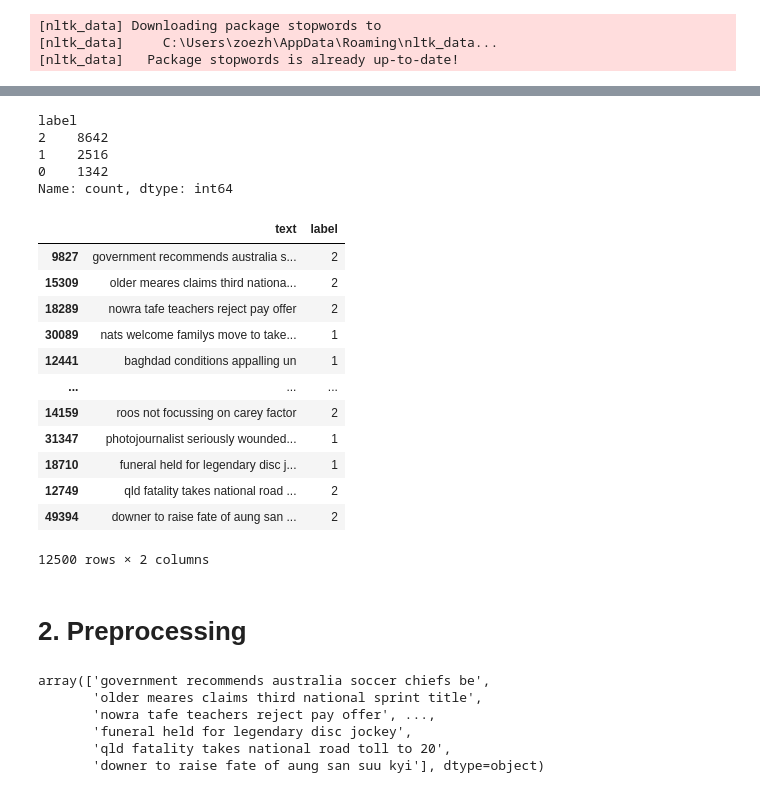
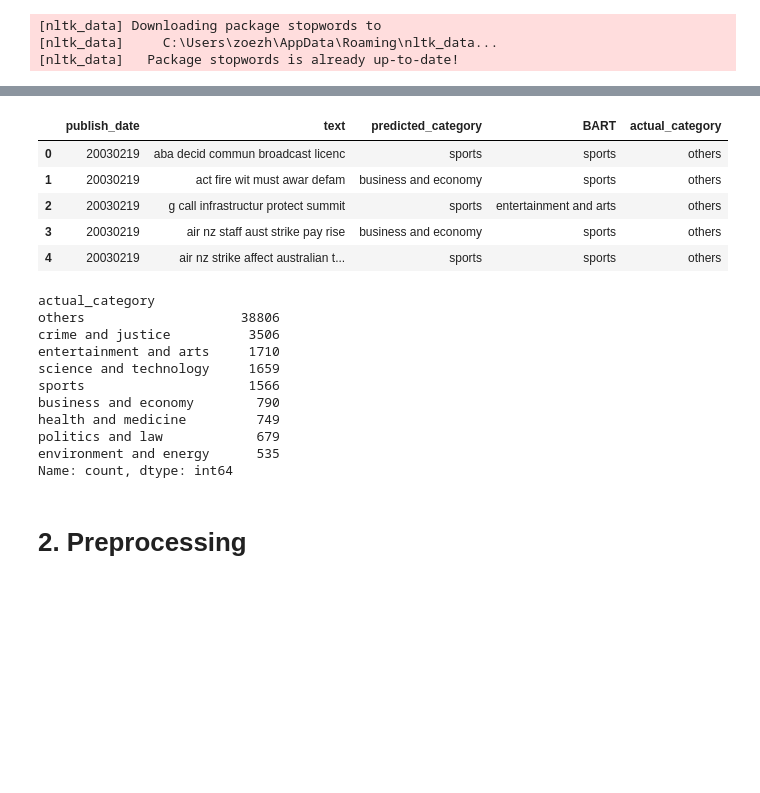
Before and after one commit to zoezhousy/Kaggle_A_Million_News_Headlines, a Jupyter notebook: Classification 1.ipynb, the cells around one changed output, grey strips where cells are left out. Saved outputs shown, nothing was run; the diff lists cells and outputs as text; code cells hidden in the pictures; blank space fills up the shorter version.

```diff
--- a/Classification 1.ipynb
+++ b/Classification 1.ipynb
@@ -139,6 +146,3 @@ stop_words = set(stopwords.words('english'))
 [nltk_data] Downloading package stopwords to
 [nltk_data]     C:\Users\zoezh\AppData\Roaming\nltk_data...
 [nltk_data]   Package stopwords is already up-to-date!
-# %%
-df = shuffle(data)
-data = df.sample(frac=0.25, replace=False, random_state=1)
@@ -213,5 +148,0 @@ INFO:root:Finished Training
-# %%
-data["label"] = label_model.predict(L=L_snorkel)
-# %%
-data = data.drop(columns=['publish_date'])
-data
@@ -232,25 +148,0 @@ data
-# %%
-data['label']=data['label'].mask(data['label']==-1,2)
-data['label'].value_counts()
-# %% [output]
-label
-2    8642
-1    2516
-0    1342
-Name: count, dtype: int64
-# %%
-data
-# %% [output]
-|  | text | label |
-| 9827 | government recommends australia s... | 2 |
-| 15309 | older meares claims third nationa... | 2 |
-| 18289 | nowra tafe teachers reject pay offer | 2 |
-| 30089 | nats welcome familys move to take... | 1 |
-| 12441 | baghdad conditions appalling un | 1 |
-| ... | ... | ... |
-| 14159 | roos not focussing on carey factor | 2 |
-| 31347 | photojournalist seriously wounded... | 1 |
-| 18710 | funeral held for legendary disc j... | 1 |
-| 12749 | qld fatality takes national road ... | 2 |
-| 49394 | downer to raise fate of aung san ... | 2 |
-12500 rows × 2 columns
@@ -259,2 +204,35 @@ df = data.copy()
+# %%
+# if contain above keywords, then return the category
+def get_category(text):
+    for i, keywords in enumerate(category_keywords):
+        if any(word in text for word in keywords.split()):
+            return category_names[i]
+    return "others"
+
+# get category for each text
+data['actual_category'] = data['text'].apply(get_category)
+data.head()
+# %% [output]
+|  | publish_date | text | predicted_category | BART | actual_category |
+| 0 | 20030219 | aba decid commun broadcast licenc | sports | sports | others |
+| 1 | 20030219 | act fire wit must awar defam | business and economy | sports | others |
+| 2 | 20030219 | g call infrastructur protect summit | sports | entertainment and arts | others |
+| 3 | 20030219 | air nz staff aust strike pay rise | business and economy | sports | others |
+| 4 | 20030219 | air nz strike affect australian t... | sports | sports | others |
+# %%
+# check the distribution of categories
+data['actual_category'].value_counts()
+# %% [output]
+actual_category
+others                    38806
+crime and justice          3506
+entertainment and arts     1710
+science and technology     1659
+sports                     1566
+business and economy        790
+health and medicine         749
+politics and law            679
+environment and energy      535
+Name: count, dtype: int64
 # %% [markdown]
 # 2. Preprocessing
@@ -269,9 +238,0 @@ labels = data.label.values
-# %%
-text
-# %% [output]
-array(['government recommends australia soccer chiefs be',
-       'older meares claims third national sprint title',
-       'nowra tafe teachers reject pay offer', ...,
-       'funeral held for legendary disc jockey',
-       'qld fatality takes national road toll to 20',
-       'downer to raise fate of aung san suu kyi'], dtype=object)
```
Also changed, not shown: parts of 51 cells of this notebook.
